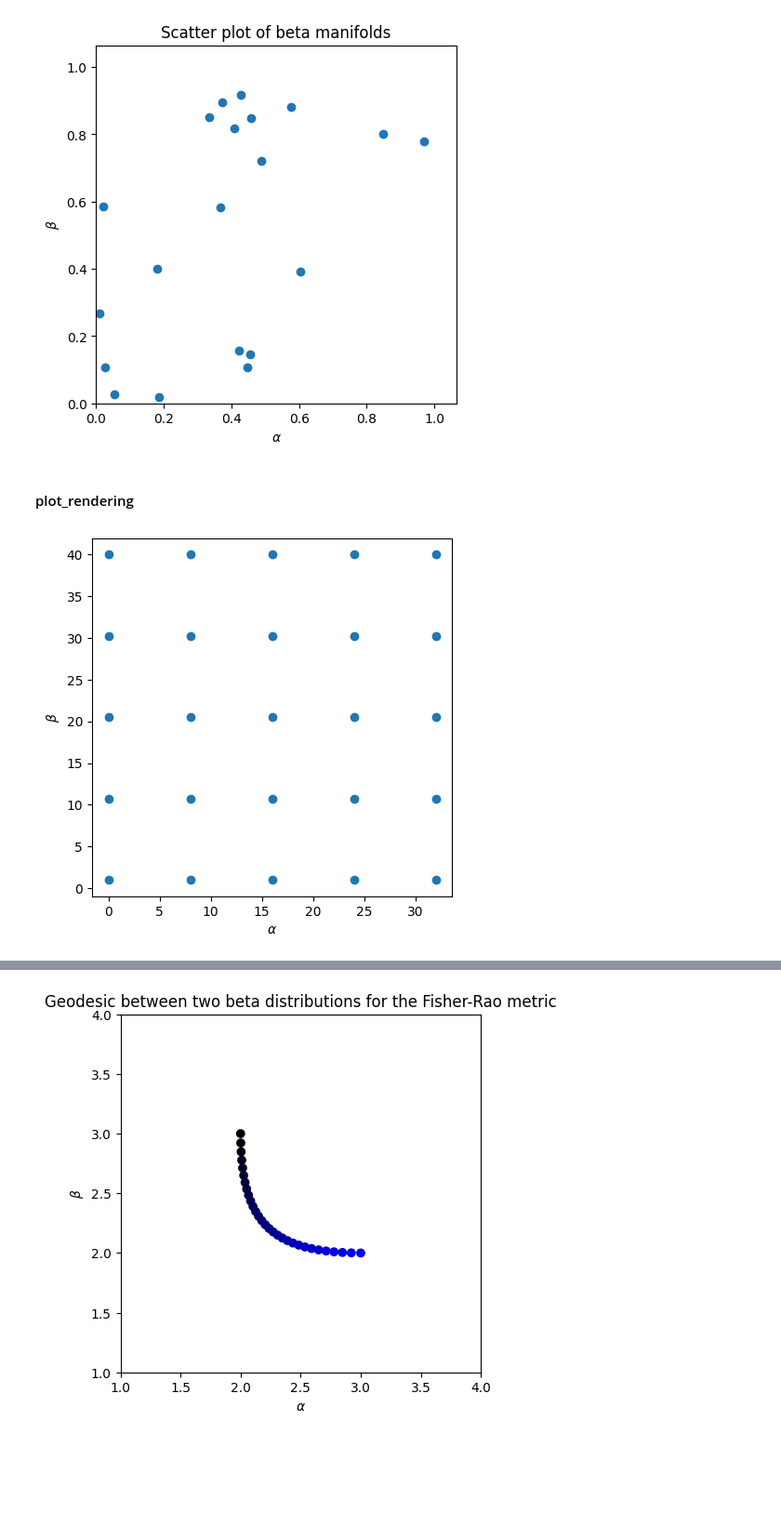
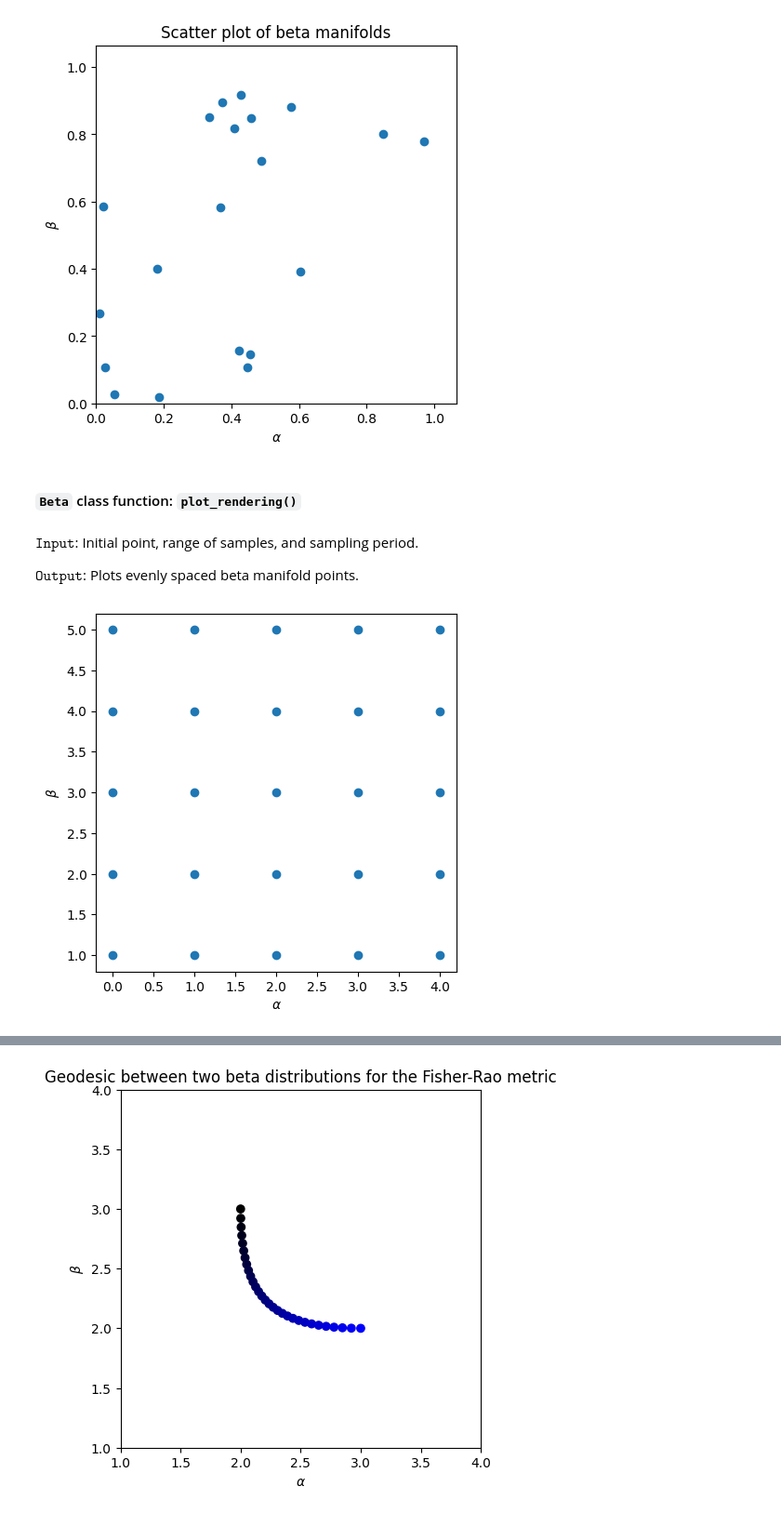
Before and after one commit to rrstofer/ece594n, a Jupyter notebook: hw_geomviz/manifold_of_beta_distributions/Beta_Visualization.ipynb, the cells around one changed output, grey strips where cells are left out. Shown at 93% size. Cells and saved outputs as stored; diff of their text form; code cells hidden in the pictures; blank space fills up the shorter version.

```diff
--- a/hw_geomviz/manifold_of_beta_distributions/Beta_Visualization.ipynb
+++ b/hw_geomviz/manifold_of_beta_distributions/Beta_Visualization.ipynb
@@ -57,13 +63,17 @@ beta_p.scatter(points)
 # %% [output]
 [figure]
 # %% [markdown]
-#### plot_rendering
+#### `Beta` class function: `plot_rendering()`
+# %% [markdown]
+$\texttt{Input}$: Initial point, range of samples, and sampling period.
+
+$\texttt{Output}$: Plots evenly spaced beta manifold points.
 # %%
 size = [5,5]
 sampling_period = 1
 
-beta_p.plot_rendering(initial_point = [0,1], size=size,sampling_period=8)
+beta_p.plot_rendering(initial_point=[0,1], size=size, sampling_period=sampling_period)
 # %% [output]
-[figure, old version]
+[figure, new version]
 # %% [markdown]
 #### Plot of Geodesics
```
Also changed, not shown: parts of 20 cells of this notebook, 1 other file.
